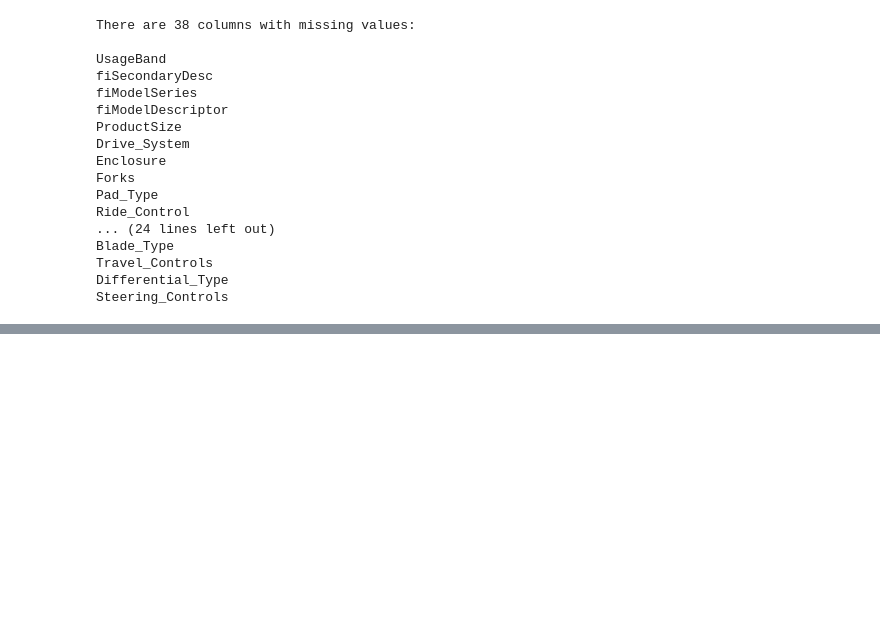
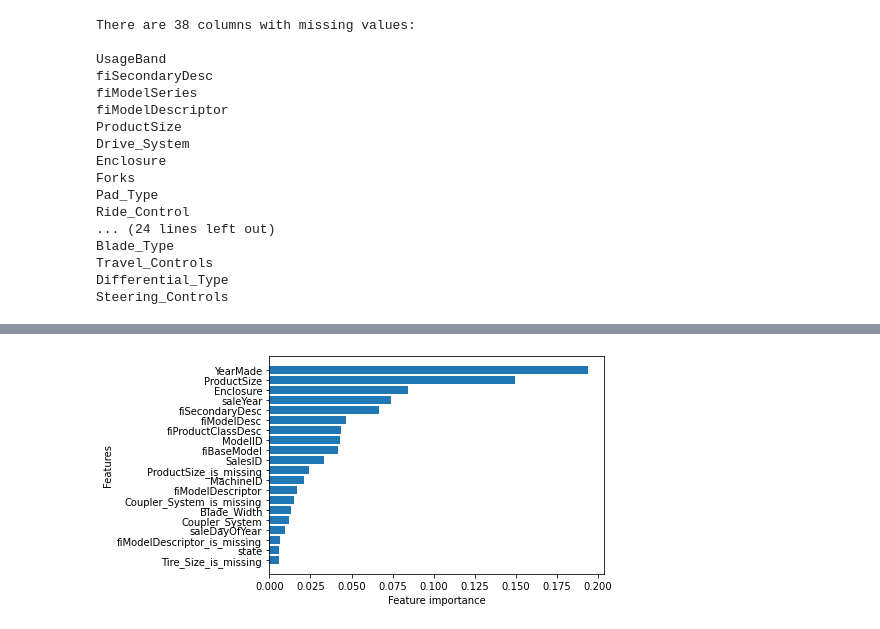
Before and after one commit to JorgePasco1/bulldozer-price-prediction, a Jupyter notebook: bulldozer-price-regression.ipynb, the cells around one changed output, grey strips where cells are left out. Drawn from its saved outputs; the diff is of its cells as text; code cells hidden in the pictures; blank space fills up the shorter version.

```diff
--- a/bulldozer-price-regression.ipynb
+++ b/bulldozer-price-regression.ipynb
@@ -624,0 +808,20 @@ Length: 97, dtype: int64
+# %%
+from sklearn.model_selection import RandomizedSearchCV
+
+# Hyperparamters
+rf_grid = {'n_estimators': np.arange(10, 100, 10),
+           'max_depth': [None, 3, 5, 10],
+           'min_samples_split': np.arange(2, 20, 2),
+           'min_samples_leaf': np.arange(1, 20, 2),
+           'max_features': [0.5, 1, 'sqrt', 'auto']}
+
+rs_model = RandomizedSearchCV(RandomForestRegressor(n_jobs=-1,
+                                                    random_state=919,
+                                                    max_samples=10000),
+                              param_distributions=rf_grid,
+                              n_iter=100,
+                              cv=5,
+                              verbose=True)
+
+# Fit the RandomizedSearchCV model
+rs_model.fit(X_train, y_train)
@@ -624,0 +866,9 @@ Length: 97, dtype: int64
+# %%
+best_model = RandomForestRegressor(n_jobs=-1,
+                                   n_estimators=50,
+                                   min_samples_split=14,
+                                   min_samples_leaf=1,
+                                   max_features=0.5,
+                                   max_depth=None)
+
+best_model.fit(X_train, y_train)
@@ -624,0 +1074,18 @@ Length: 97, dtype: int64
+# %%
+# Plotting function
+def plot_features(columns, importances, n=20):
+    df = (pd.DataFrame({'features': columns,
+                        'feature_importances': importances})
+          .sort_values('feature_importances', ascending=False)
+          .reset_index(drop=True))
+
+    # Plot
+    fig, ax = plt.subplots()
+    ax.barh(df['features'][:n], df['feature_importances'][:n])
+    ax.set_ylabel("Features")
+    ax.set_xlabel("Feature importance")
+    ax.invert_yaxis()
+# %%
+plot_features(X_train.columns, best_model.feature_importances_)
+# %% [output]
+[figure, added]
```
Also changed, not shown: parts of 64 cells of this notebook, 1 other file.
